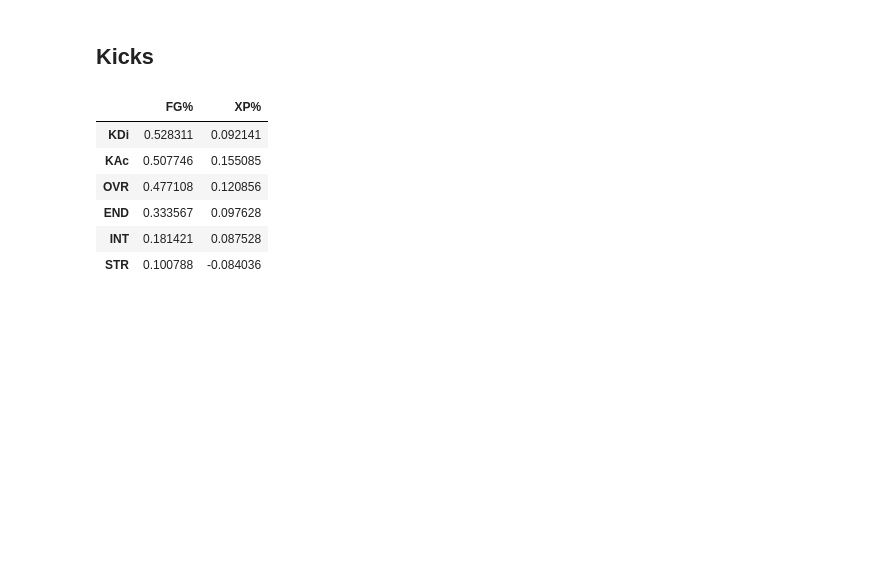
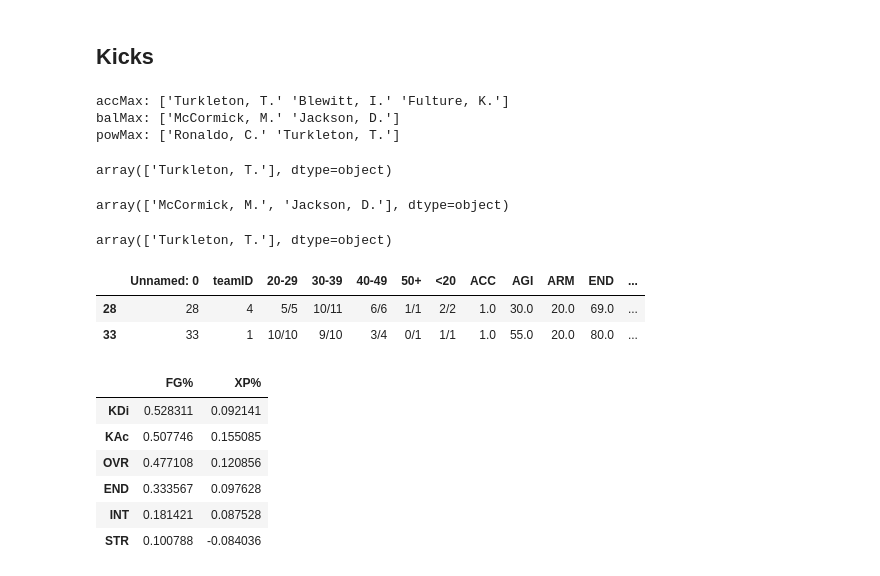
Before and after one commit to infinitempg/kicker-correlations, a Jupyter notebook: analysis.ipynb, the cells around one changed output. Saved outputs shown, nothing was run; the diff lists cells and outputs as text; code cells hidden in the pictures; blank space fills up the shorter version.

```diff
--- a/analysis.ipynb
+++ b/analysis.ipynb
@@ -14,3 +18,29 @@ kickDF2 = kickDF[kickDF['FGA'] >= 10]
+# %%
+print('accMax:',accMax.Name.unique())
+print('balMax:',balMax.Name.unique())
+print('powMax:',powMax.Name.unique())
+# %% [output]
+accMax: ['Turkleton, T.' 'Blewitt, I.' 'Fulture, K.']
+balMax: ['McCormick, M.' 'Jackson, D.']
+powMax: ['Ronaldo, C.' 'Turkleton, T.']
+# %%
+accMax[accMax.INT >= 90].Name.unique()
+# %% [output]
+array(['Turkleton, T.'], dtype=object)
+# %%
+balMax[balMax.INT >= 85].Name.unique()
+# %% [output]
+array(['McCormick, M.', 'Jackson, D.'], dtype=object)
+# %%
+powMax[powMax.INT >= 80].Name.unique()
+# %% [output]
+array(['Turkleton, T.'], dtype=object)
+# %%
+kickDF2[(kickDF2.KDi == 100) & (kickDF2.KAc == 90)]
+# %% [output]
+|  | Unnamed: 0 | teamID | 20-29 | 30-39 | 40-49 | 50+ | <20 | ACC | AGI | ARM | END | ... |
+| 28 | 28 | 4 | 5/5 | 10/11 | 6/6 | 1/1 | 2/2 | 1.0 | 30.0 | 20.0 | 69.0 | ... |
+| 33 | 33 | 1 | 10/10 | 9/10 | 3/4 | 0/1 | 1/1 | 1.0 | 55.0 | 20.0 | 80.0 | ... |
 # %%
 pd.set_option('display.max_columns', None)
 pd.set_option('display.max_rows', None)
```
Also changed, not shown: parts of 12 cells of this notebook, 3 other files.
